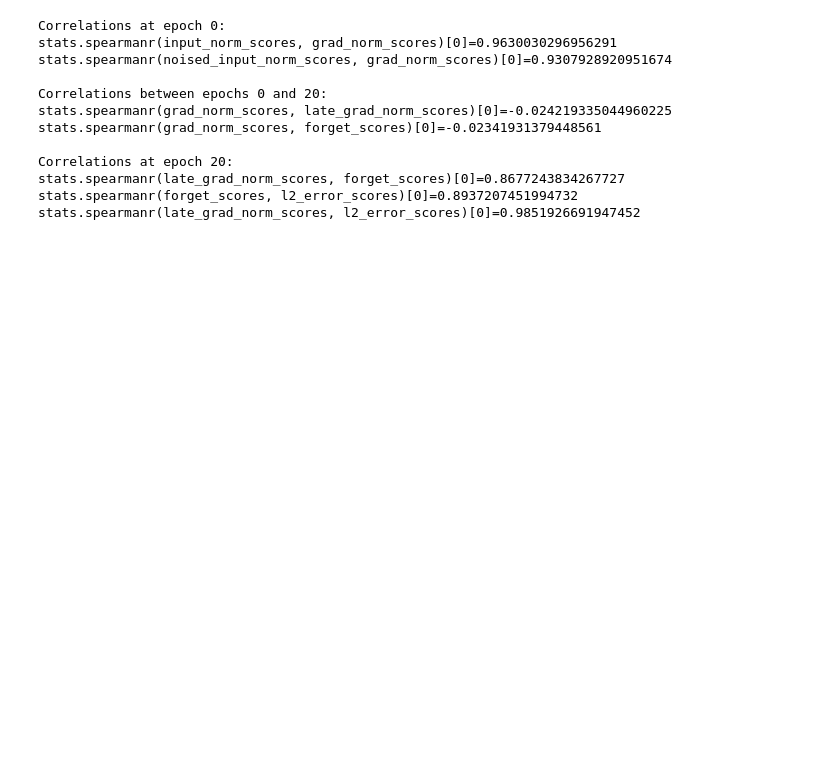
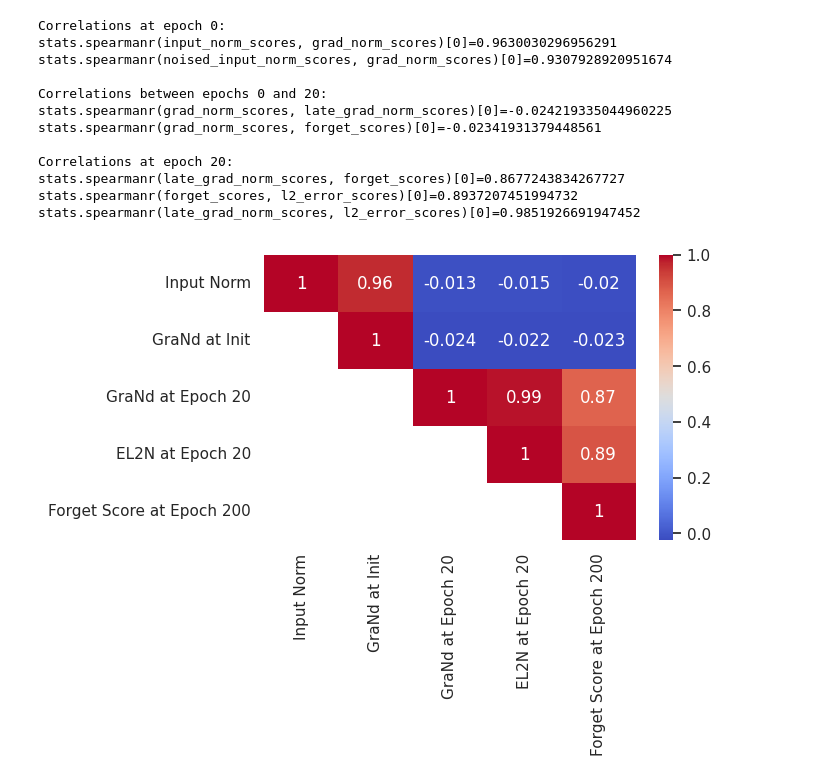
Before and after one commit to BlackHC/data_diet, a Jupyter notebook: analysis/compare_scores.ipynb, the cells around one changed output. Drawn from its saved outputs; the diff is of its cells as text; code cells hidden in the pictures; blank space fills up the shorter version.

```diff
--- a/analysis/compare_scores.ipynb
+++ b/analysis/compare_scores.ipynb
@@ -120,3 +134,34 @@ Correlations at epoch 20:
 stats.spearmanr(late_grad_norm_scores, forget_scores)[0]=0.8677243834267727
 stats.spearmanr(forget_scores, l2_error_scores)[0]=0.8937207451994732
 stats.spearmanr(late_grad_norm_scores, l2_error_scores)[0]=0.9851926691947452
+# %%
+# Creata "rank correlation" table between input norm, grad_norm, late_grad_norm, forget_scores, and l2_error_scores
+import pandas as pd
+
+# Create a dataframe with the correlations
+corr_df = pd.DataFrame({'Input Norm': input_norm_scores,
+                        'GraNd at Init': grad_norm_scores,
+                        'GraNd at Epoch 20': late_grad_norm_scores,
+                        'EL2N at Epoch 20': l2_error_scores,
+                        'Forget Score at Epoch 200': forget_scores,
+                        })
+
+
+# Create a "rank correlation" table between input norm, grad_norm, late_grad_norm, forget_scores, and l2_error_scores
+rcorrs = corr_df.corr(method='spearman')
+
+# Remove all columns with column index greater row index
+rcorrs = rcorrs.where(np.triu(np.ones(rcorrs.shape)).astype(bool))
+
+#rcorrs = rcorrs.where(~np.triu(np.ones(rcorrs.shape)).astype(bool))
+
+# Plot the heatmap
+plt.figure(figsize=(6,6/1.618))
+sns.heatmap(rcorrs, annot=True, cmap='coolwarm')
+plt.savefig('orgrepo_rankcorrelation_heatmap.svg',
+            bbox_inches='tight', pad_inches=0, transparent=True)
+plt.savefig('orgrepo_rankcorrelation_heatmap.png', dpi=300,
+            bbox_inches='tight', pad_inches=0, transparent=True)
+plt.show()
+# %% [output]
+[figure, added]
```
Also changed, not shown: parts of 2 cells of this notebook, 9 other files.
